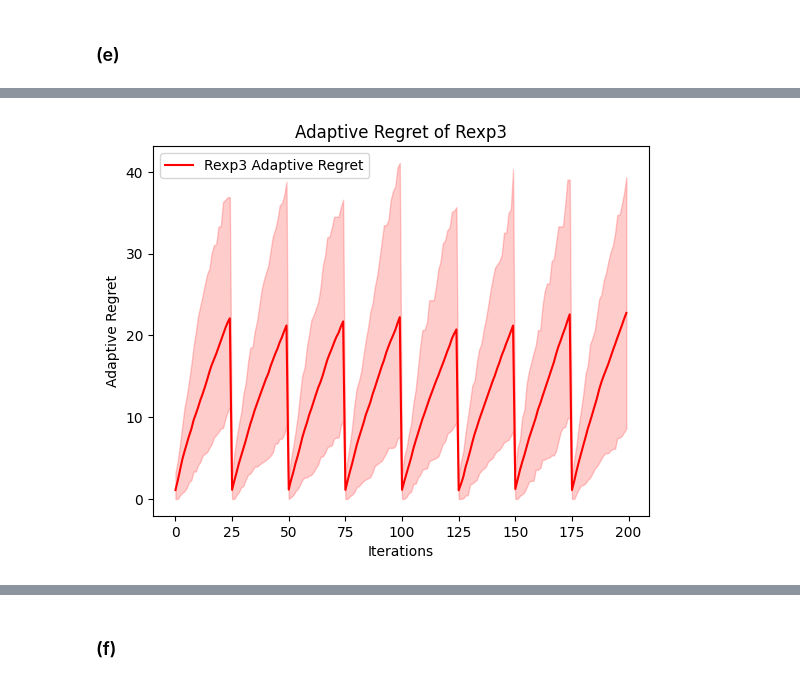
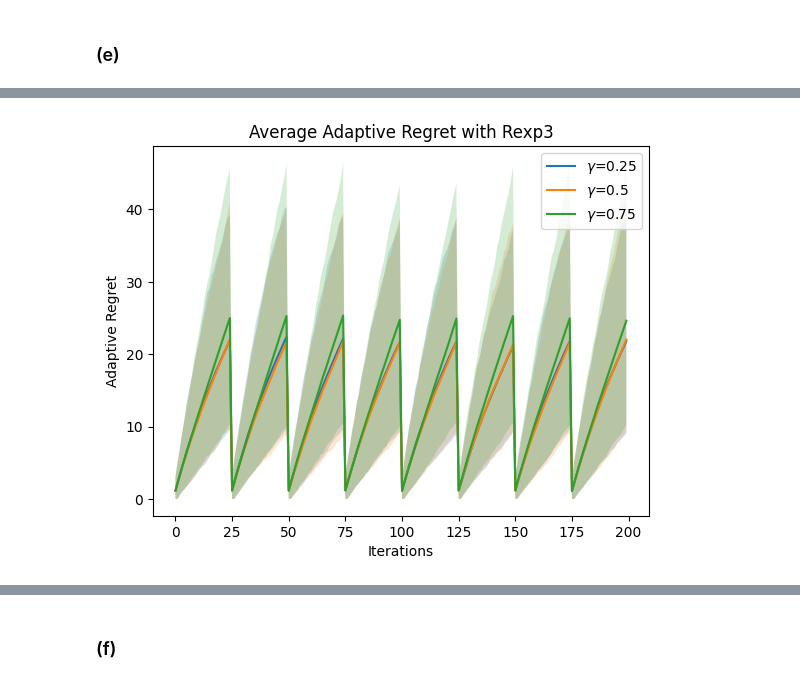
Before and after one commit to loggedin/reinforcement-learning, a Jupyter notebook: Nonstationary_Environment.ipynb, the cells around one changed output, grey strips where cells are left out. Drawn from its saved outputs; the diff is of its cells as text; code cells hidden in the pictures.

```diff
--- a/Nonstationary_Environment.ipynb
+++ b/Nonstationary_Environment.ipynb
@@ -208,7 +212,7 @@ plt.show()
 ### (c)
 # %%
 T, K = 200, 5
-sigmas = [0.01, 1.0, 100.0]
+sigmas = [0.01, 1, 100]
 
 for sigma in sigmas:
     regrets = np.zeros((1000, T))
@@ -223,7 +227,7 @@ for sigma in sigmas:
     sorted_regrets = np.sort(regrets, axis=0)
     CB95 = sorted_regrets[949]
     CB5 = sorted_regrets[49]
-    plt.plot(mean_regrets, label=f'UCB (sigma={sigma})')
+    plt.plot(mean_regrets, label=rf'UCB ($\sigma$={sigma})')
     plt.fill_between(np.arange(T), CB5, CB95, alpha=0.2)
 
 plt.legend(loc='upper left')
@@ -354,44 +319,35 @@ plt.show()
 # %%
 # Set parameters
-T, K, sigma, gamma, delta_T = 200, 5, 1, 0.5, 25
-window_size = delta_T  # Adaptive regret will reset every delta_T steps
+T, K, sigma = 200, 5, 1
+delta_T = 25
+gamma_values = [0.25, 0.5, 0.75]
 
-# Initialize arrays for adaptive regrets
-adaptive_regrets_rexp3 = np.zeros((100, T))
+for gamma in gamma_values:
+    adaptive_regrets = np.zeros((1000, T))
+    for sim in range(1000):
+        mean_rewards = generate_mean_rewards()
+        bandits_env = GetArms(K, mean_rewards, sigma)
+        # Get the regret for each decision-time
+        regrets = Rexp3(bandits_env, T, gamma, delta_T)[1]
+        # Initialise an array to store adaptive regret
+        adaptive_regret = np.zeros(T)
+        # Calculate the adaptive regret
+        for t in range(0, T, delta_T):
+            window_end = min(t + delta_T, T)
+            window_regret = np.cumsum(regrets[t:window_end])
+            adaptive_regret[t:window_end] = window_regret
+        adaptive_regrets[sim] = adaptive_regret
+    mean_adaptive_regret = np.mean(adaptive_regrets, axis=0)
+    sorted_adaptive_regrets = np.sort(adaptive_regrets, axis=0)
+    CB95 = sorted_adaptive_regrets[949]
+    CB5 = sorted_adaptive_regrets[49]
+    plt.plot(mean_adaptive_regret, label=rf'$\gamma$={gamma}')
+    plt.fill_between(np.arange(T), CB5, CB95, alpha=0.2)
 
-for sim in range(100):
-    # Generate environment with nonstationary rewards
-    mean_rewards = generate_mean_rewards()
-    bandits_env = GetArms(K, mean_rewards, sigma)
-
-    # Calculate regret using Rexp3 in adaptive windows
-    all_regret = Rexp3(bandits_env, T, gamma, delta_T)[1]  # Get the regret per step
-    adaptive_regret = np.zeros(T)  # Initialize an array for adaptive regret
-
-    # Calculate adaptive regret in windows
-    for t in range(0, T, window_size):
-        # Compute regret for the current window
-        window_end = min(t + window_size, T)
-        window_regret = np.cumsum(all_regret[t:window_end])
-        # Store window regret, reset at each window start
-        adaptive_regret[t:window_end] = window_regret
-
-    # Store the adaptive regret for this simulation
-    adaptive_regrets_rexp3[sim] = adaptive_regret
-
-# Calculate mean and confidence intervals for adaptive regrets
-mean_adaptive_regret = np.mean(adaptive_regrets_rexp3, axis=0)
-sorted_adaptive_regrets = np.sort(adaptive_regrets_rexp3, axis=0)
-CB95 = sorted_adaptive_regrets[94]  # 95th percentile
-CB5 = sorted_adaptive_regrets[4]    # 5th percentile
-
-# Plot adaptive regret with confidence intervals
-plt.plot(mean_adaptive_regret, label='Rexp3 Adaptive Regret', color='r')
-plt.fill_between(np.arange(T), CB5, CB95, alpha=0.2, color='r')
 plt.xlabel('Iterations')
 plt.ylabel('Adaptive Regret')
-plt.title('Adaptive Regret of Rexp3')
-plt.legend(loc='upper left')
-plt.show()
+plt.title('Average Adaptive Regret with Rexp3')
+plt.legend()
+plt.savefig('2e_1.png', dpi=300)
 # %% [output]
-[figure, old version]
+[figure, new version]
```
Also changed, not shown: parts of 9 cells of this notebook.
